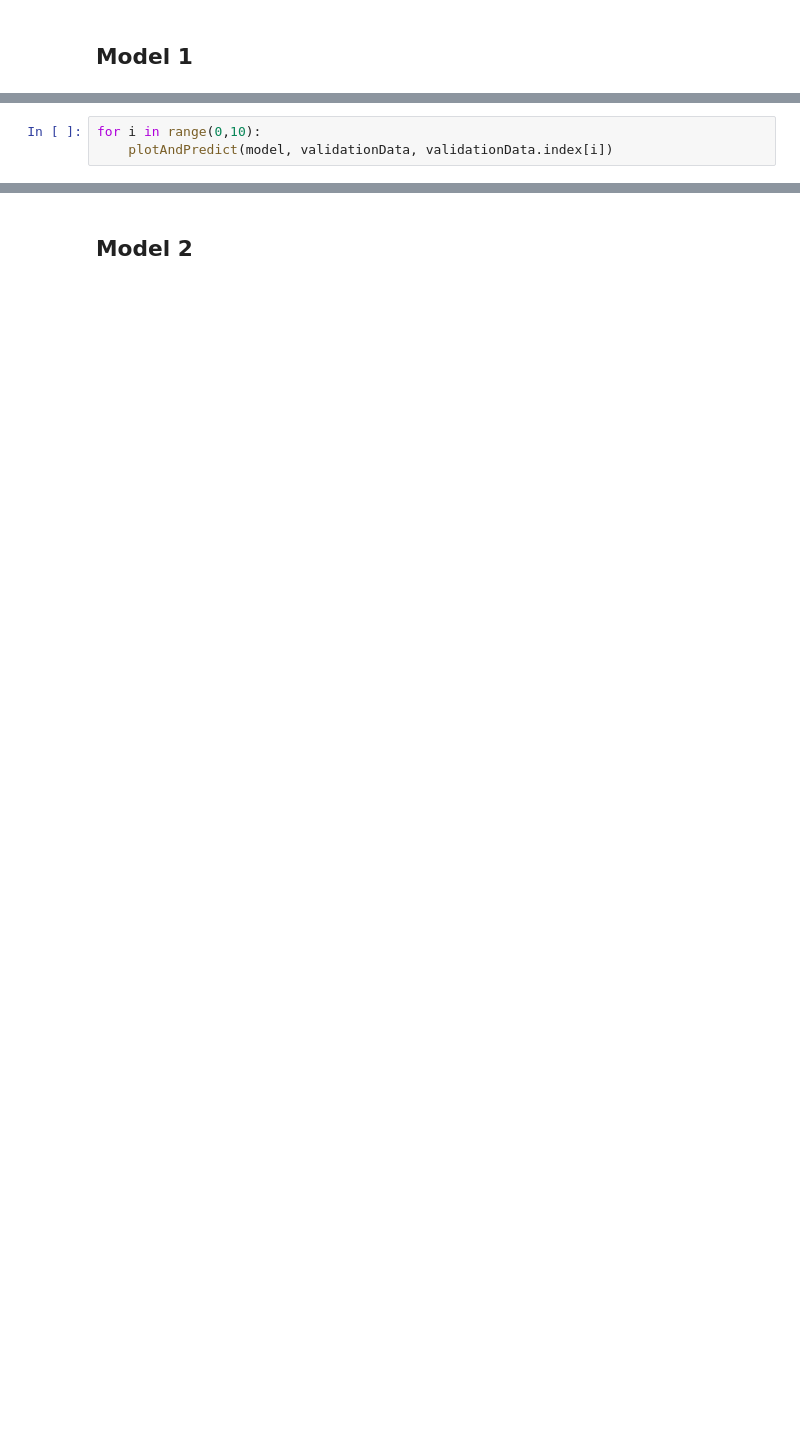
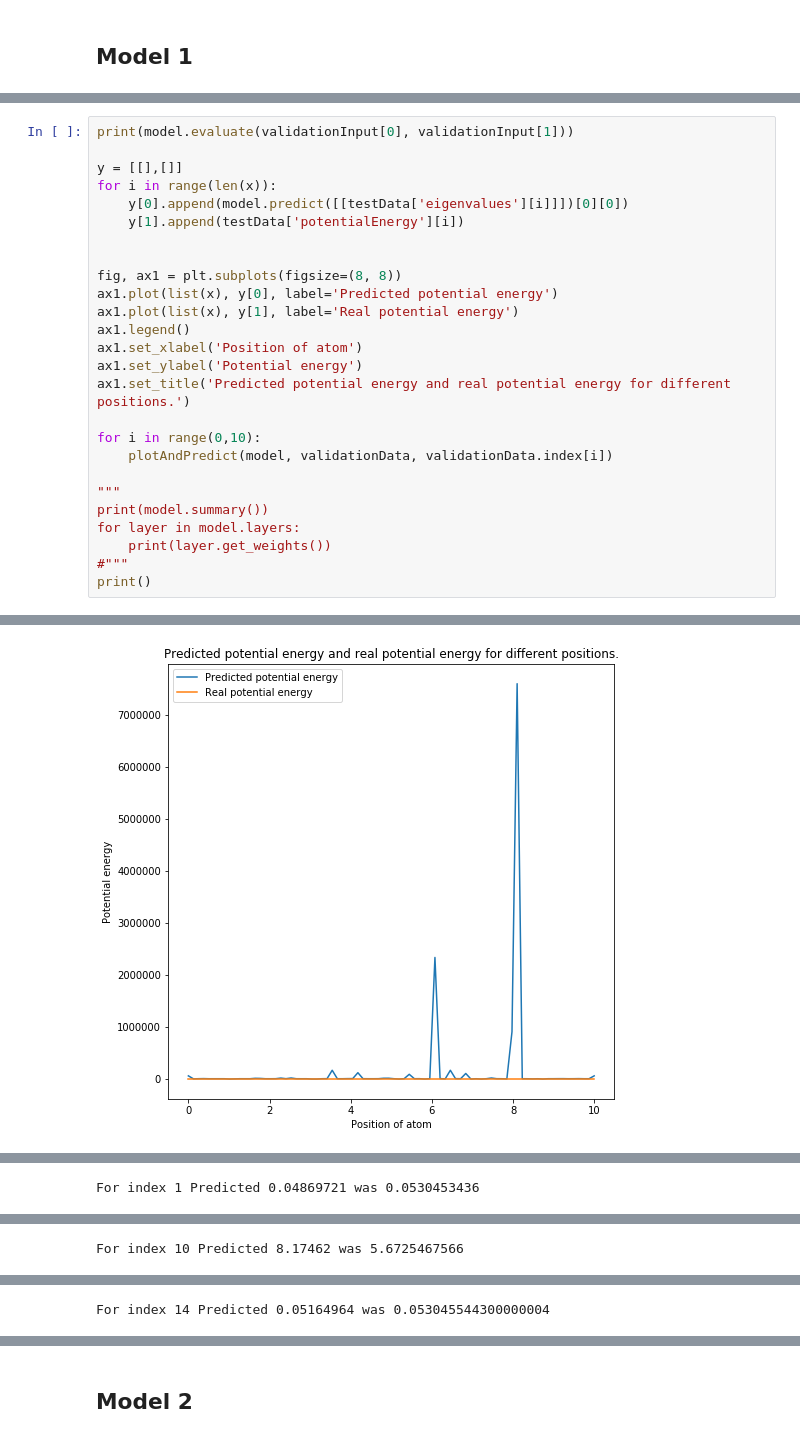
Before and after one commit to TimHeiszwolf/Quantum_energy_ML, a Jupyter notebook: MachineLearning.ipynb, the cells around one changed output, grey strips where cells are left out. Cells and saved outputs as stored; diff of their text form; blank space fills up the shorter version.

```diff
--- a/MachineLearning.ipynb
+++ b/MachineLearning.ipynb
@@ -289,3 +303,27 @@ Epoch 48/100
-# %%
-for i in range(0,10):
-    plotAndPredict(model, validationData, validationData.index[i])
+# %%
+print(model.evaluate(validationInput[0], validationInput[1]))
+
+y = [[],[]]
+for i in range(len(x)):
+    y[0].append(model.predict([[testData['eigenvalues'][i]]])[0][0])
+    y[1].append(testData['potentialEnergy'][i])
+
+
+fig, ax1 = plt.subplots(figsize=(8, 8))
+ax1.plot(list(x), y[0], label='Predicted potential energy')
+ax1.plot(list(x), y[1], label='Real potential energy')
+ax1.legend()
+ax1.set_xlabel('Position of atom')
+ax1.set_ylabel('Potential energy')
+ax1.set_title('Predicted potential energy and real potential energy for different positions.')
+
+for i in range(0,10):
+    plotAndPredict(model, validationData, validationData.index[i])
+
+"""
+print(model.summary())
+for layer in model.layers:
+    print(layer.get_weights())
+#"""
+print()
+# %% [output]
@@ -291,0 +332 @@ for i in range(0,10):
+[figure, added]
@@ -291,0 +334 @@ for i in range(0,10):
+For index 1 Predicted 0.04869721 was 0.0530453436
@@ -291,0 +336 @@ for i in range(0,10):
+For index 10 Predicted 8.17462 was 5.6725467566
@@ -291,0 +338 @@ for i in range(0,10):
+For index 14 Predicted 0.05164964 was 0.053045544300000004
```
Also changed, not shown: parts of 33 cells of this notebook, 4 other files.
